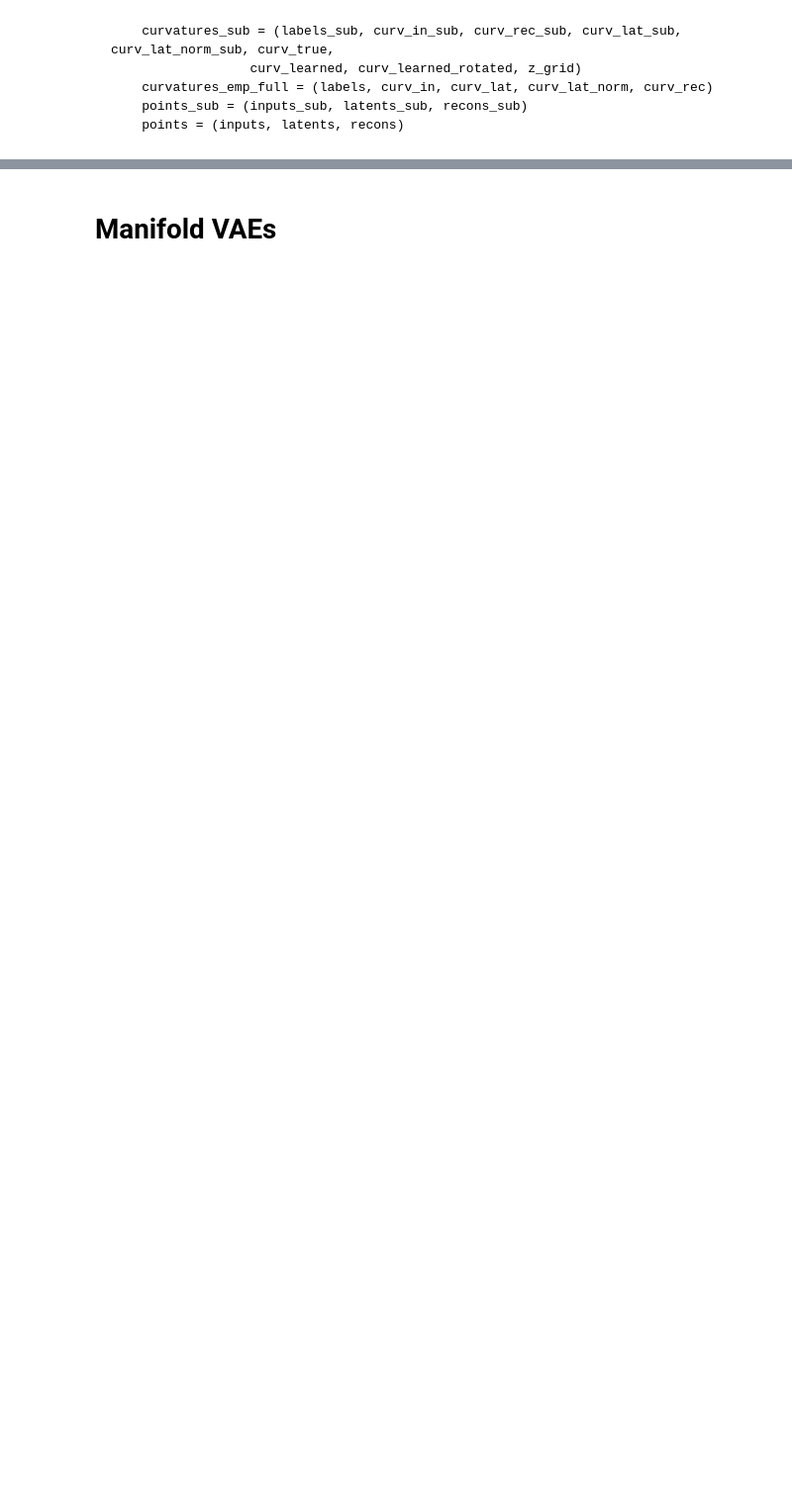
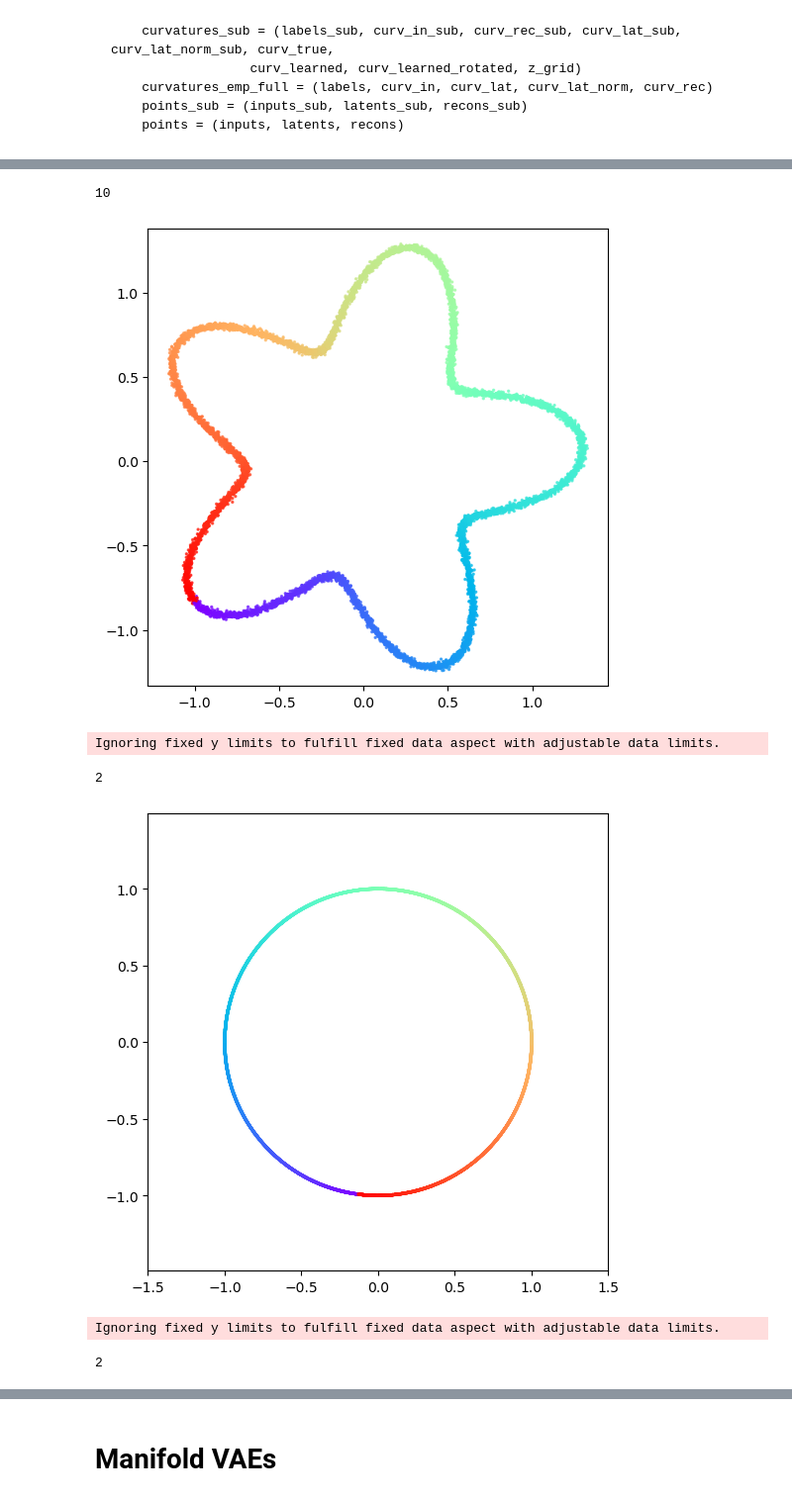
Before and after one commit to graeps/TopoGeoAEs, a Jupyter notebook: experiments/plot_inputs_latents.ipynb, the cells around one changed output, grey strips where cells are left out. Shown at 99% size. Drawn from its saved outputs; the diff is of its cells as text; code cells hidden in the pictures; blank space fills up the shorter version.

```diff
--- a/experiments/plot_inputs_latents.ipynb
+++ b/experiments/plot_inputs_latents.ipynb
@@ -272,0 +323,47 @@ plot_inputs_latents(
+# %%
+base_path = "notebooks_m_ae/learned_vectors/"
+# directory where the figures will be saved
+save_path = "plots/m_ae"
+
+file_paths = [
+    "vectors_exp00_spherical_AE_normalized_.pt",
+    "vectors_exp01_spherical_AE_normalized_.pt",
+    "vectors_exp02_spherical_AE_normalized_.pt",
+]
+# run the plotting function
+plot_inputs_latents(
+    base_path_curv=base_path,
+    file_paths=file_paths,
+    save_path=save_path,
+    dataset_name="s1_synthetic",
+    no_axis=False,
+    plot_recons=False,
+    show_plot=True,  # set False if you only want files saved
+    torus_normalized=True,
+)
+
+file_paths = [
+    "vectors_exp03_spherical_AE_normalized_.pt",
+    "vectors_exp04_spherical_AE_normalized_.pt",
+    "vectors_exp05_spherical_AE_normalized_.pt",
+    "vectors_exp06_spherical_AE_normalized_.pt",
+]
+# run the plotting function
+plot_inputs_latents(
+    base_path_curv=base_path,
+    file_paths=file_paths,
+    save_path=save_path,
+    dataset_name="s2_synthetic",
+    no_axis=False,
+    plot_recons=False,
+    show_plot=True,  # set False if you only want files saved
+    torus_normalized=False,
+)
+# %% [output]
+10
+[figure, added]
+Ignoring fixed y limits to fulfill fixed data aspect with adjustable data limits.
+2
+[figure, added]
+Ignoring fixed y limits to fulfill fixed data aspect with adjustable data limits.
+2
```
Also changed, not shown: parts of 6 cells of this notebook, 19 other files.
